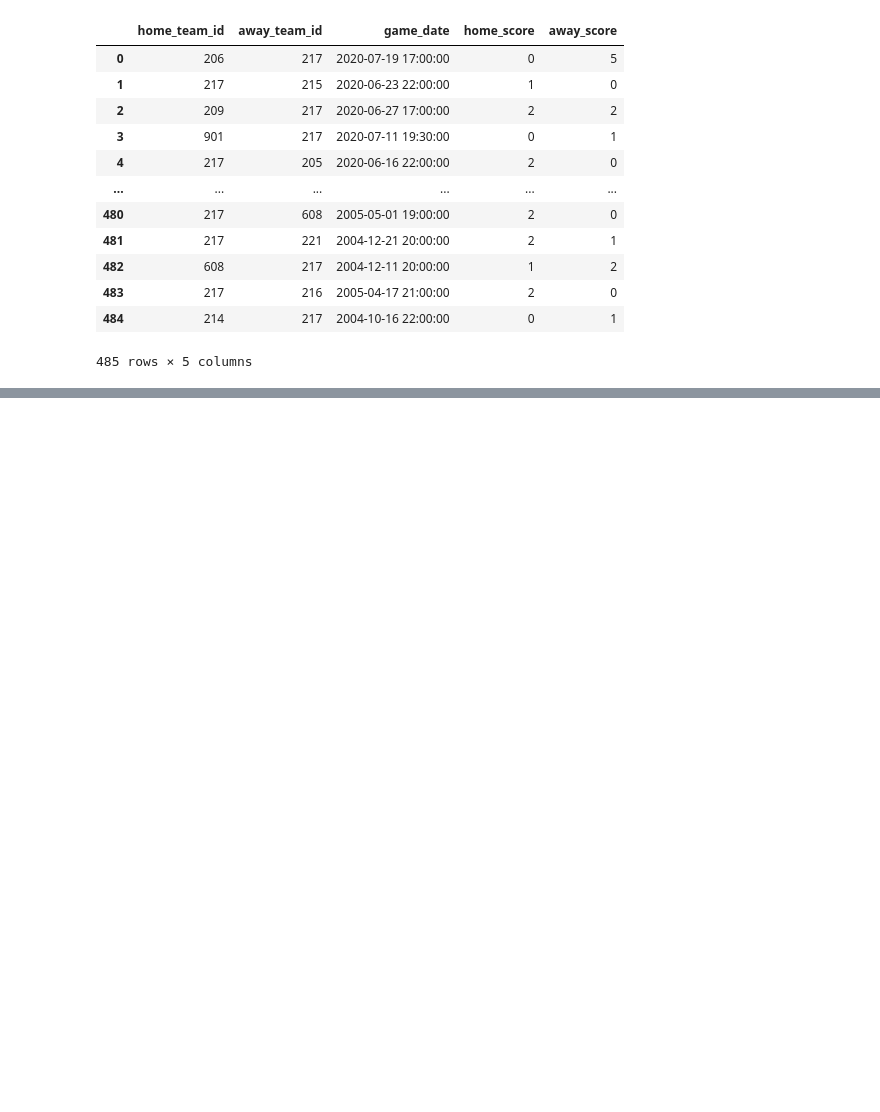
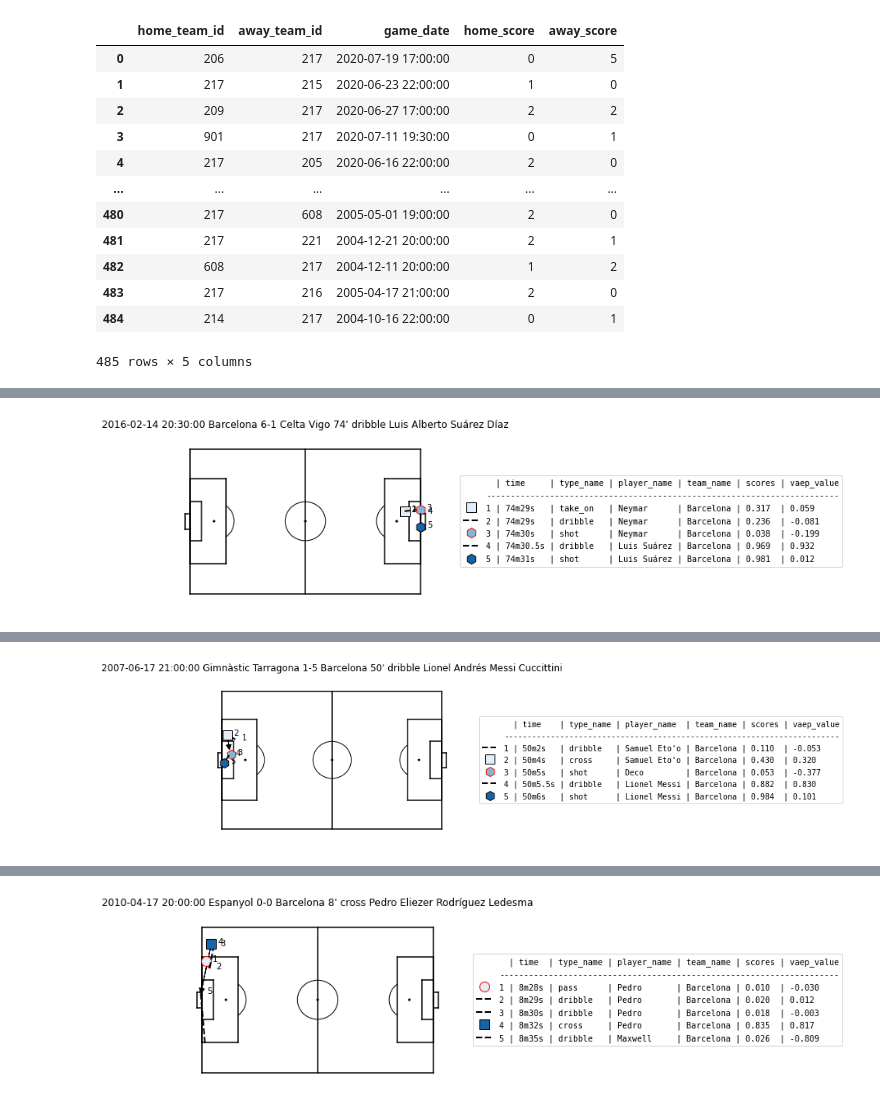
Before and after one commit to dpmaloney/danalaytics, a Jupyter notebook: Messi Value Action.ipynb, the cells around one changed output, grey strips where cells are left out. Cells and saved outputs as stored; diff of their text form; code cells hidden in the pictures; blank space fills up the shorter version.

Commit message:
Added images and stuff

```diff
--- a/Messi Value Action.ipynb
+++ b/Messi Value Action.ipynb
@@ -279,6 +344,6 @@ stats.sort_values("vaep_rating",ascending=False)[:10]
 # %%
 import matplotsoccer
-
+import matplotlib.pyplot as plt
 sorted_A = A.sort_values("vaep_value", ascending=False)
 sorted_A = sorted_A[sorted_A.team_name == "Barcelona"] # view only actions from Belgium
 sorted_A = sorted_A[~sorted_A.type_name.str.contains("shot")] #eliminate shots
@@ -290,7 +355,7 @@ def get_time(period_id,time_seconds):
         s = int(s)
     return f"{m}m{s}s"
 
-for j in range(0,50):
+for j in range(0,3):
     row = list(sorted_A[j:j+1].itertuples())[0]
     i = row.Index
     a = A[i - 3 : i+2].copy()
@@ -301,15 +366,20 @@ for j in range(0,50):
     game_info = f"{g.game_date} {g.home_team_name} {g.home_score}-{g.away_score} {g.away_team_name}"
     minute = int((row.period_id-1)*45 + row.time_seconds // 60)
     print(f"{game_info} {minute}' {row.type_name} {row.player_name}")
-
+    fig,ax = plt.subplots()
     a["scores"] = a.scores.apply(lambda x : "%.3f" % x )
     a["vaep_value"] = a.vaep_value.apply(lambda x : "%.3f" % x )
     a["time"] = a[["period_id","time_seconds"]].apply(lambda x: get_time(*x),axis=1)
     cols = ["time", "type_name", "player_name", "team_name", "scores", "vaep_value"]
+    ax.set_title(f"{game_info} {minute}' {row.type_name} {row.player_name}")
     matplotsoccer.actions(a[["start_x","start_y","end_x","end_y"]],
                 a.type_name,
                 team=a.team_name,
                 result = a.result_name == "success",
                 label=a[cols],
                 labeltitle = cols,
+                ax=ax,
                 zoom=False)
+
+    fig.savefig("vaep:" + str(j), bbox_inches="tight")
+# %% [output]
@@ -315,0 +387 @@ for j in range(0,50):
+[figure, added]
@@ -315,0 +389 @@ for j in range(0,50):
+[figure, added]
@@ -315,0 +391 @@ for j in range(0,50):
+[figure, added]
```
Also changed, not shown: parts of 9 cells of this notebook, 8 other files.
